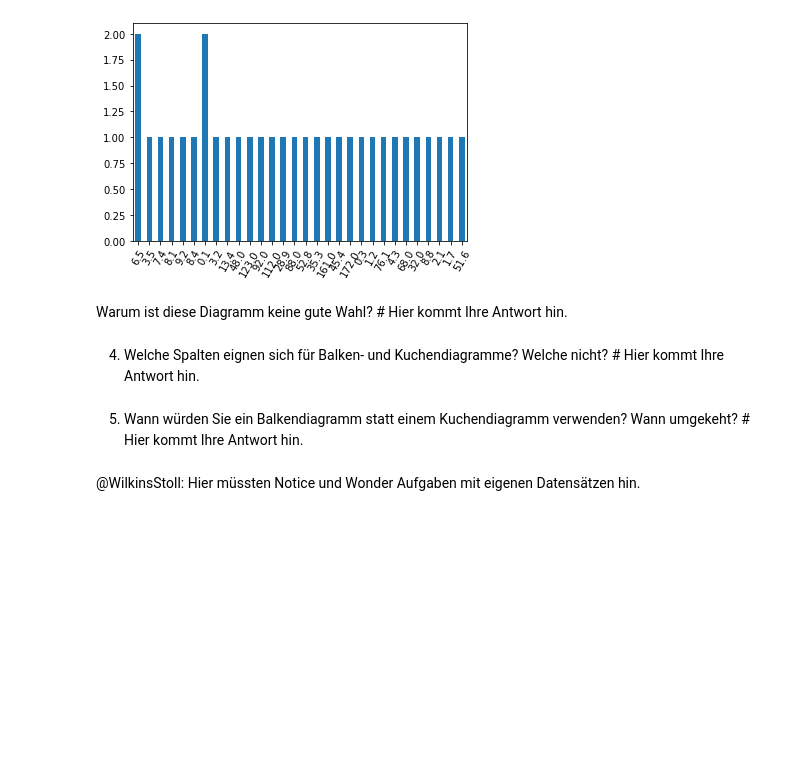
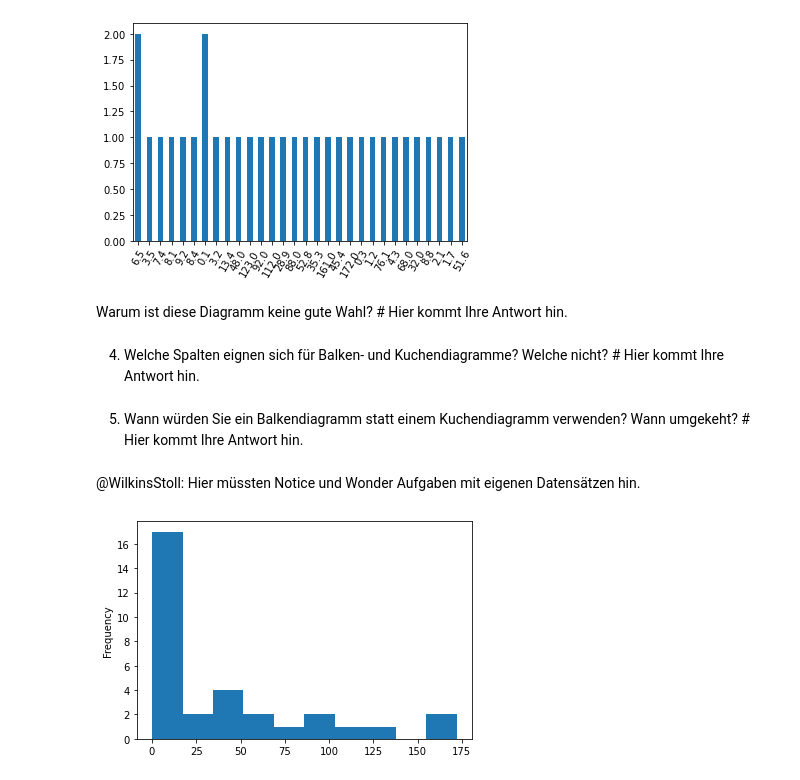
Before and after one commit to andreasstoll/Notebooks_Arbeit, a Jupyter notebook: _2_kategoriale_Daten_grafisch_darstellen.ipynb, the cells around one changed output. Drawn from its saved outputs; the diff is of its cells as text; code cells hidden in the pictures; blank space fills up the shorter version.

Commit message:
Boxplot+Histogramm

```diff
--- a/_2_kategoriale_Daten_grafisch_darstellen.ipynb
+++ b/_2_kategoriale_Daten_grafisch_darstellen.ipynb
@@ -75,3 +75,11 @@ Warum ist diese Diagramm keine gute Wahl? # Hier kommt Ihre Antwort hin.
 5. Wann würden Sie ein Balkendiagramm statt einem Kuchendiagramm verwenden? Wann umgekeht? # Hier kommt Ihre Antwort hin.
 # %% [markdown]
 @WilkinsStoll: Hier müssten Notice und Wonder Aufgaben mit eigenen Datensätzen hin.
+# %%
+# Histogramm
+
+from charts import histogram
+
+histogram(animal_table, "Gewicht", 10)
+# %% [output]
+[figure, added]
```
Also changed, not shown: 1 other file.
